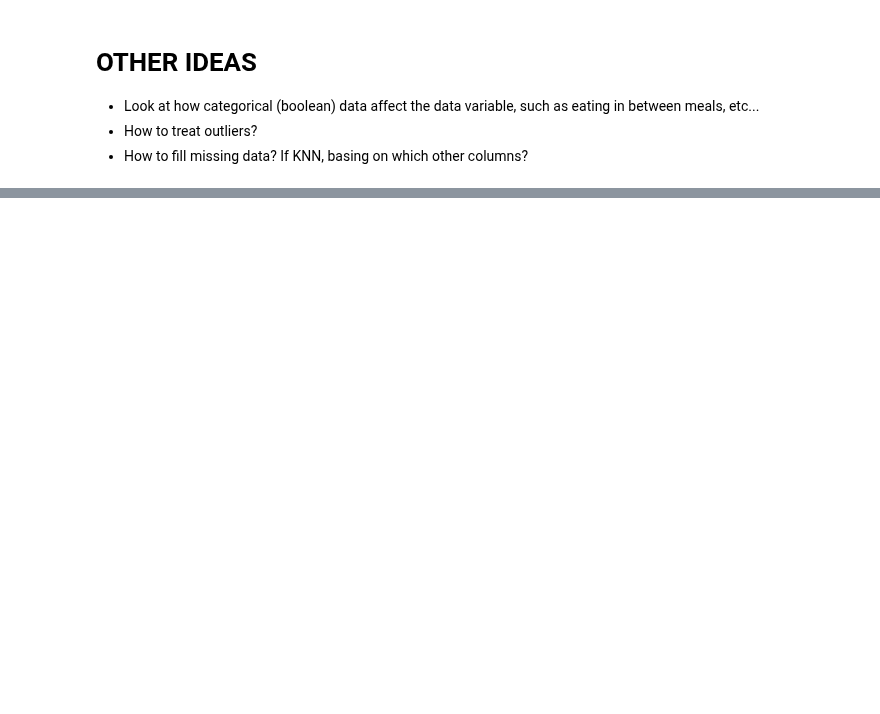
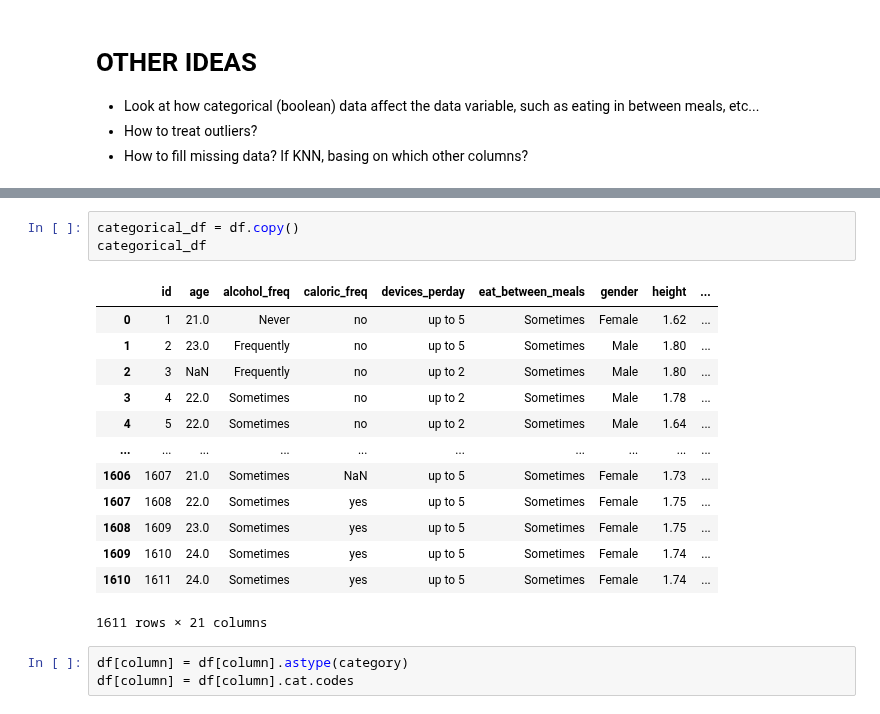
Before and after one commit to 0xMarc0s/IMS_ML_project, a Jupyter notebook: Preliminary Notebooks/Dino Notebook.ipynb, the cells around one changed output, grey strips where cells are left out. Drawn from its saved outputs; the diff is of its cells as text; blank space fills up the shorter version.

```diff
--- a/Preliminary Notebooks/Dino Notebook.ipynb
+++ b/Preliminary Notebooks/Dino Notebook.ipynb
@@ -130,0 +176,20 @@ This means we can treat people with 1 or 4 meals a day as outliers.
+# %%
+categorical_df = df.copy()
+categorical_df
+# %% [output]
+|  | id | age | alcohol_freq | caloric_freq | devices_perday | eat_between_meals | gender | height | ... |
+| 0 | 1 | 21.0 | Never | no | up to 5 | Sometimes | Female | 1.62 | ... |
+| 1 | 2 | 23.0 | Frequently | no | up to 5 | Sometimes | Male | 1.80 | ... |
+| 2 | 3 | NaN | Frequently | no | up to 2 | Sometimes | Male | 1.80 | ... |
+| 3 | 4 | 22.0 | Sometimes | no | up to 2 | Sometimes | Male | 1.78 | ... |
+| 4 | 5 | 22.0 | Sometimes | no | up to 2 | Sometimes | Male | 1.64 | ... |
+| ... | ... | ... | ... | ... | ... | ... | ... | ... | ... |
+| 1606 | 1607 | 21.0 | Sometimes | NaN | up to 5 | Sometimes | Female | 1.73 | ... |
+| 1607 | 1608 | 22.0 | Sometimes | yes | up to 5 | Sometimes | Female | 1.75 | ... |
+| 1608 | 1609 | 23.0 | Sometimes | yes | up to 5 | Sometimes | Female | 1.75 | ... |
+| 1609 | 1610 | 24.0 | Sometimes | yes | up to 5 | Sometimes | Female | 1.74 | ... |
+| 1610 | 1611 | 24.0 | Sometimes | yes | up to 5 | Sometimes | Female | 1.74 | ... |
+1611 rows × 21 columns
+# %%
+df[column] = df[column].astype(category)
+df[column] = df[column].cat.codes
```
Also changed, not shown: parts of 7 cells of this notebook, 1 other file.
